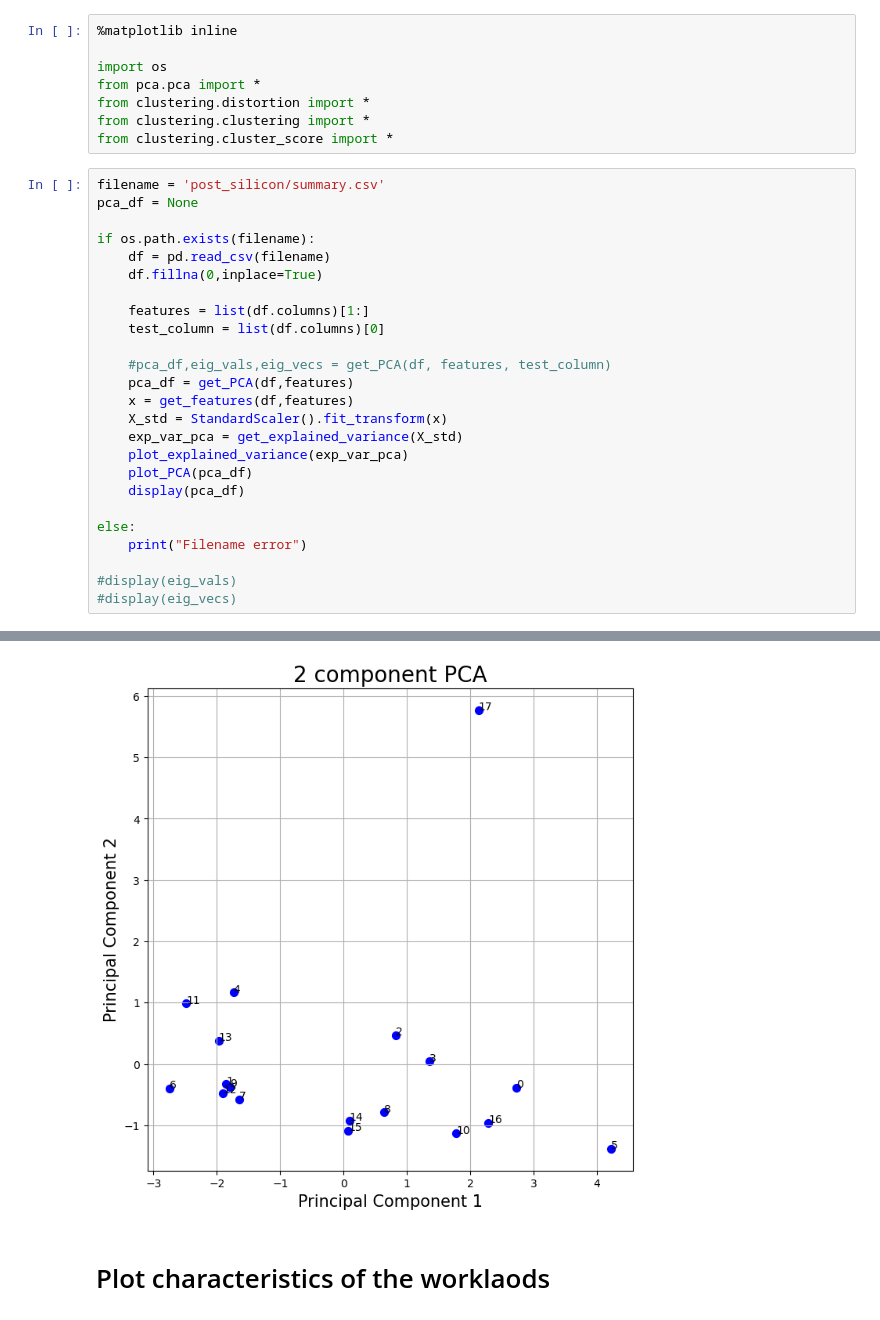
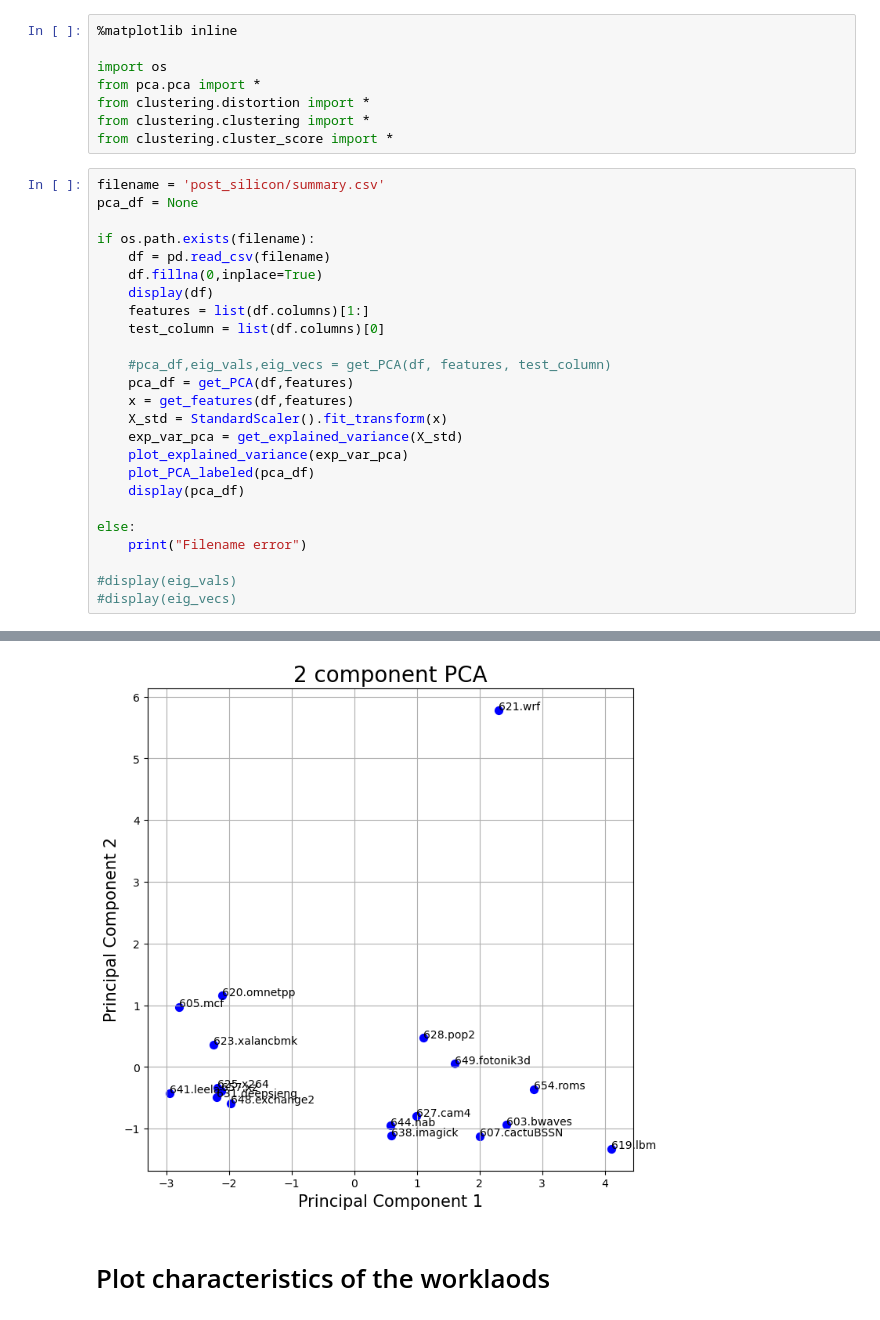
Before and after one commit to VictorRodriguez/doctorado, a Jupyter notebook: detector/SPEC_post_silicon-WL-affinity-SKX.ipynb, the cells around one changed output, grey strips where cells are left out. Drawn from its saved outputs; the diff is of its cells as text.

```diff
--- a/detector/SPEC_post_silicon-WL-affinity-SKX.ipynb
+++ b/detector/SPEC_post_silicon-WL-affinity-SKX.ipynb
@@ -15,7 +15,7 @@ pca_df = None
 if os.path.exists(filename):
     df = pd.read_csv(filename)
     df.fillna(0,inplace=True)
-
+    display(df)
     features = list(df.columns)[1:]
     test_column = list(df.columns)[0]
 
@@ -25,7 +25,7 @@ if os.path.exists(filename):
     X_std = StandardScaler().fit_transform(x)
     exp_var_pca = get_explained_variance(X_std)
     plot_explained_variance(exp_var_pca)
-    plot_PCA(pca_df)
+    plot_PCA_labeled(pca_df)
     display(pca_df)
 
 else:
@@ -55,4 +72,4 @@ else:
-[figure, old version]
+[figure, new version]
 # %% [markdown]
 # Plot characteristics of the worklaods
 # %%
```
Also changed, not shown: parts of 12 cells of this notebook, 7 other files.
